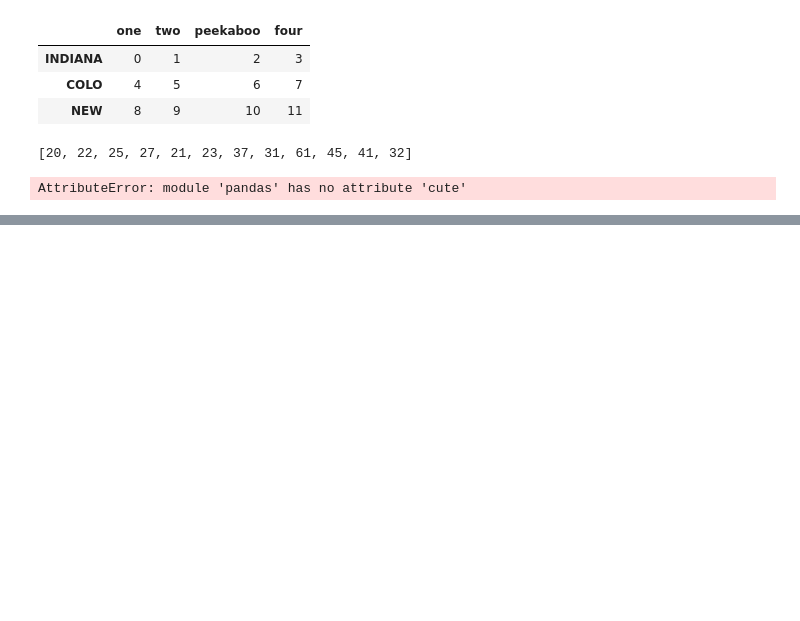
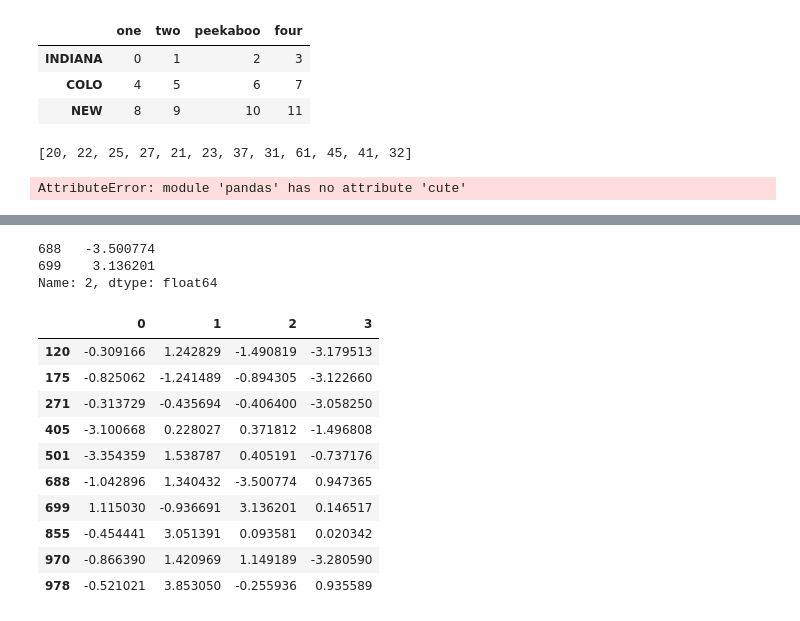
Before and after one commit to jayilpark/Pandas, a Jupyter notebook: PD_practice_chapter7.ipynb, the cells around one changed output, grey strips where cells are left out. Saved outputs shown, nothing was run; the diff lists cells and outputs as text; code cells hidden in the pictures; blank space fills up the shorter version.

```diff
--- a/PD_practice_chapter7.ipynb
+++ b/PD_practice_chapter7.ipynb
@@ -675,0 +640,25 @@ dtype: int64
+# %%
+# filtering values in one of the columns exceeding 3 in absolute value
+col = data[2]
+col[col.abs() > 3]
+# %% [output]
+688   -3.500774
+699    3.136201
+Name: 2, dtype: float64
+# %%
+# selecting rows having a value exceeding 3 or -3, can use any method on a Boolean DataFrame
+data[(data.abs() > 3).any(axis="columns")]
+# .any() asks if there is any TRUE value in the axis (axis="columns" in this case)
+# .all() asks if all of the values TRUE
+# %% [output]
+|  | 0 | 1 | 2 | 3 |
+| 120 | -0.309166 | 1.242829 | -1.490819 | -3.179513 |
+| 175 | -0.825062 | -1.241489 | -0.894305 | -3.122660 |
+| 271 | -0.313729 | -0.435694 | -0.406400 | -3.058250 |
+| 405 | -3.100668 | 0.228027 | 0.371812 | -1.496808 |
+| 501 | -3.354359 | 1.538787 | 0.405191 | -0.737176 |
+| 688 | -1.042896 | 1.340432 | -3.500774 | 0.947365 |
+| 699 | 1.115030 | -0.936691 | 3.136201 | 0.146517 |
+| 855 | -0.454441 | 3.051391 | 0.093581 | 0.020342 |
+| 970 | -0.866390 | 1.420969 | 1.149189 | -3.280590 |
+| 978 | -0.521021 | 3.853050 | -0.255936 | 0.935589 |
```
Also changed, not shown: parts of 38 cells of this notebook.
